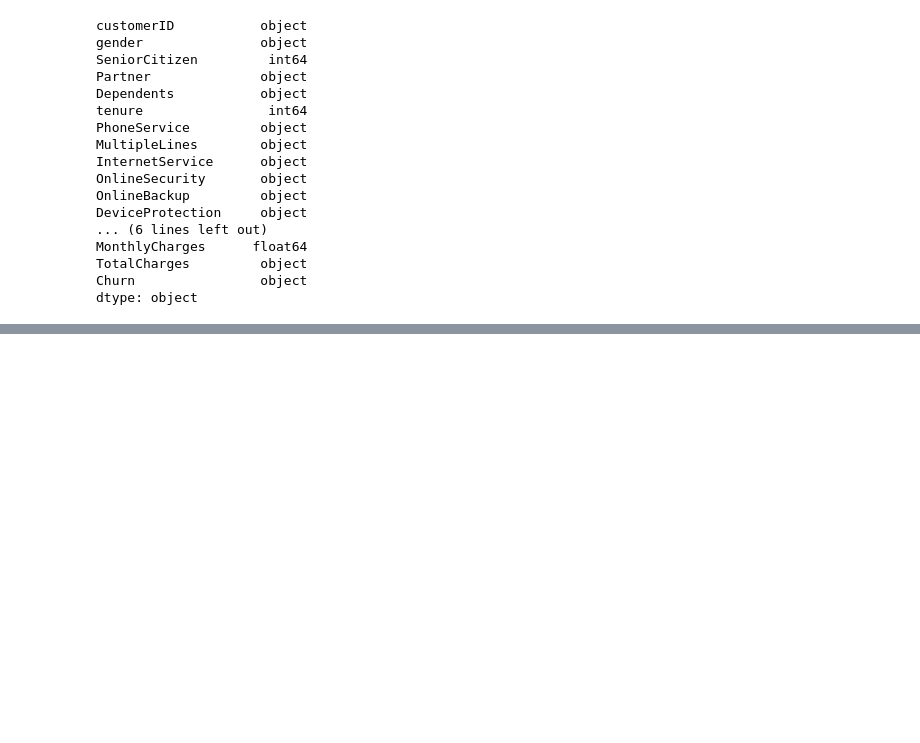
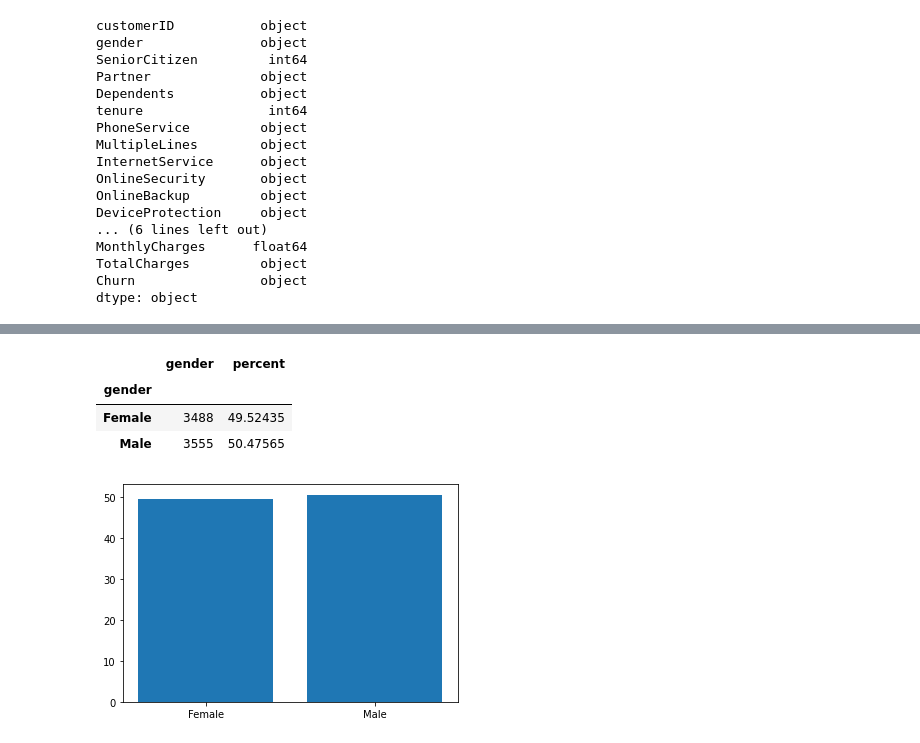
Before and after one commit to arcarrion/churn_prediction, a Jupyter notebook: notebooks/01_exploratory_analysis.ipynb, the cells around one changed output, grey strips where cells are left out. Cells and saved outputs as stored; diff of their text form; code cells hidden in the pictures; blank space fills up the shorter version.

```diff
--- a/notebooks/01_exploratory_analysis.ipynb
+++ b/notebooks/01_exploratory_analysis.ipynb
@@ -54,0 +70,13 @@ TypeError: ignored
+# %%
+fig_gender, ax_gender = plt.subplots()
+gender_data = raw_data.groupby('gender').agg({'gender': 'count'})
+gender_data['percent'] = gender_data.gender*100/sum(gender_data.gender)
+display(gender_data)
+plt.bar(gender_data.index.values, gender_data.percent)
+plt.show()
+# %% [output]
+|  | gender | percent |
+| gender |  |  |
+| Female | 3488 | 49.52435 |
+| Male | 3555 | 50.47565 |
+[figure, added]
```
Also changed, not shown: parts of 7 cells of this notebook.
